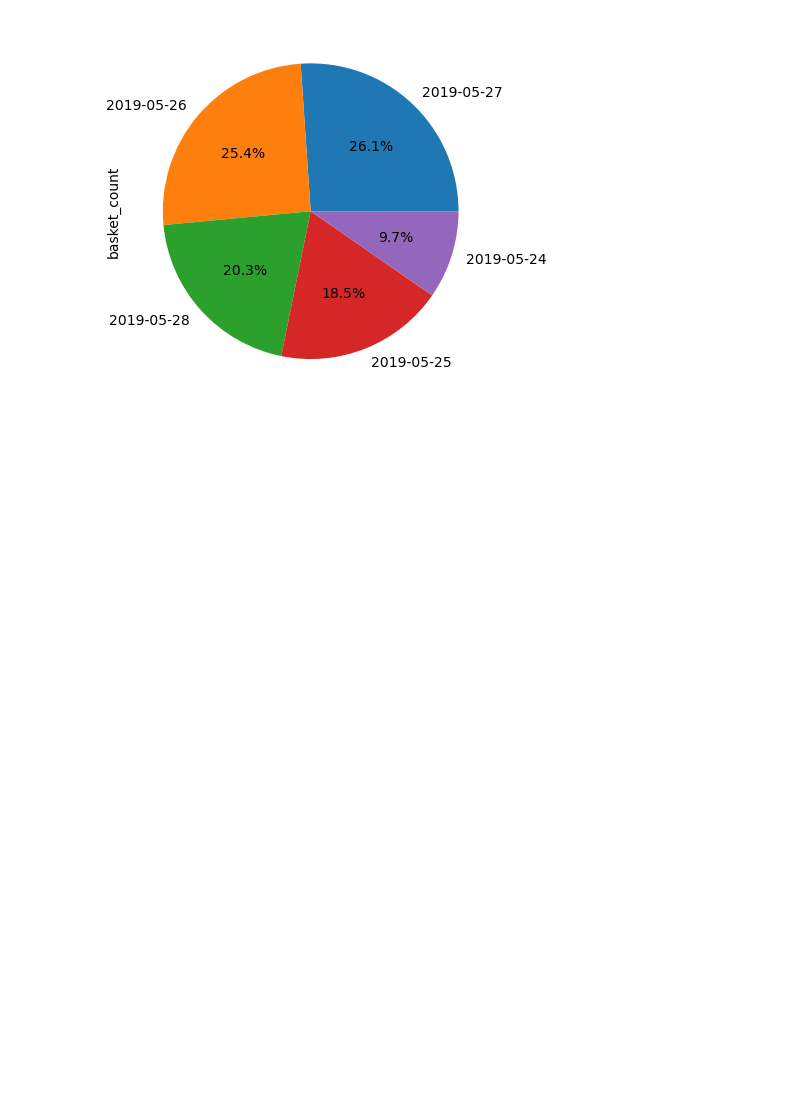
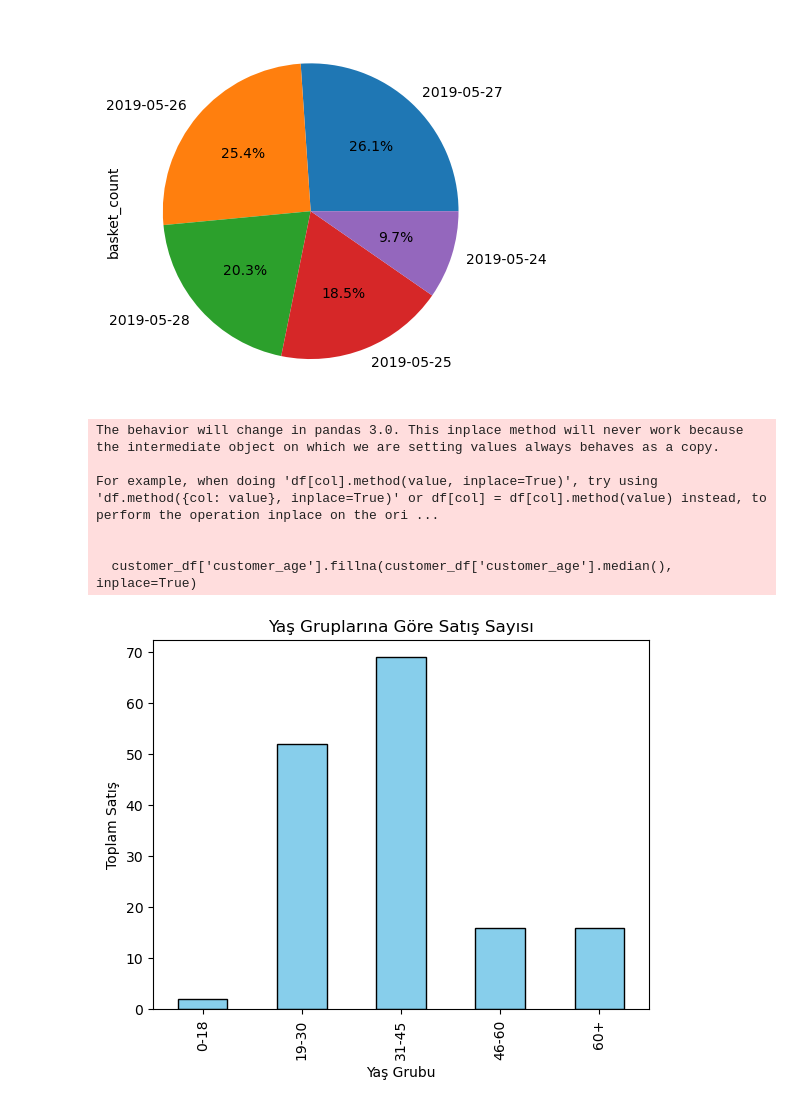
Before and after one commit to MKalbisen/Proje_1, a Jupyter notebook: proje_1.ipynb, the cells around one changed output. Saved outputs shown, nothing was run; the diff lists cells and outputs as text; code cells hidden in the pictures; blank space fills up the shorter version.

```diff
--- a/proje_1.ipynb
+++ b/proje_1.ipynb
@@ -71,3 +71,28 @@ print("En yuksek satis yapilan 5 tarih:\n",satis)
 En yuksek satis yapilan 5 tarih:
  Axes(0.22375,0.11;0.5775x0.77)
 [figure]
+# %%
+#Yaş gruplarına göre satış analizi
+customer_df['customer_age'] = pd.to_numeric(customer_df['customer_age'], errors='coerce')
+customer_df['customer_age'].fillna(customer_df['customer_age'].median(), inplace=True)
+
+bins = [0, 18, 30, 45, 60, 3000]
+labels = ['0-18', '19-30', '31-45', '46-60', '60+']
+customer_df['yas_grubu'] = pd.cut(customer_df['customer_age'], bins=bins, labels=labels)
+
+merged = basket_df.merge(customer_df, on='customer_id')
+yas_satis = merged.groupby('yas_grubu')['basket_count'].sum()
+
+yas_satis.plot(kind='bar', color='skyblue', edgecolor='black')
+plt.title('Yaş Gruplarına Göre Satış Sayısı')
+plt.xlabel('Yaş Grubu')
+plt.ylabel('Toplam Satış')
+plt.show()
+# %% [output]
+The behavior will change in pandas 3.0. This inplace method will never work because the intermediate object on which we are setting values always behaves as a copy.
+
+For example, when doing 'df[col].method(value, inplace=True)', try using 'df.method({col: value}, inplace=True)' or df[col] = df[col].method(value) instead, to perform the operation inplace on the ori ...
+
+
+  customer_df['customer_age'].fillna(customer_df['customer_age'].median(), inplace=True)
+[figure, added]
```
Also changed, not shown: parts of 2 cells of this notebook.
